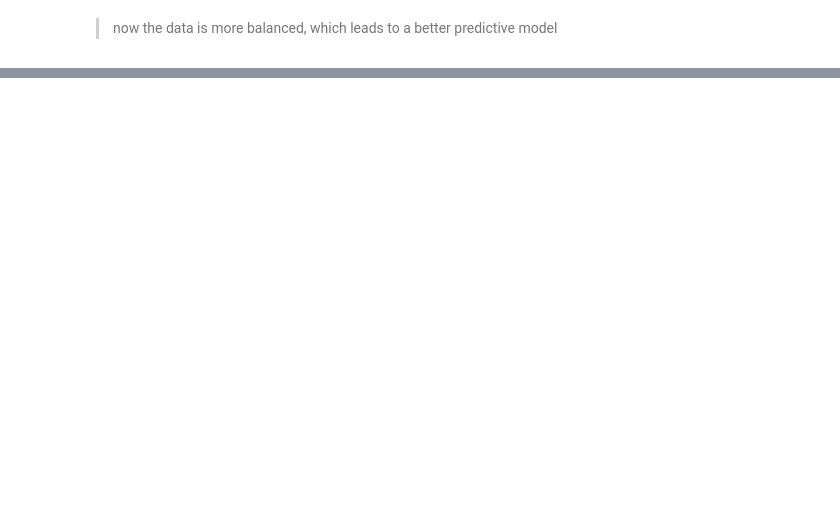
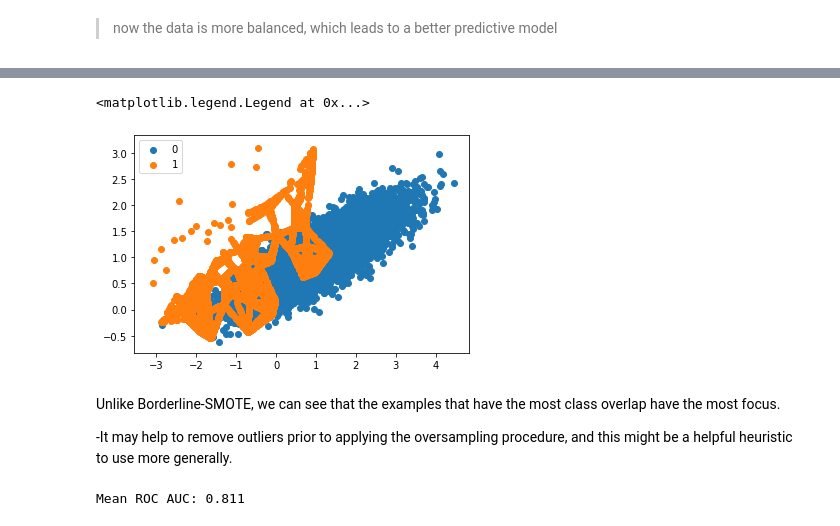
Before and after one commit to Markinger7/ML-Cookbook, a Jupyter notebook: Imbalanced_Classification.ipynb, the cells around one changed output, grey strips where cells are left out. Saved outputs shown, nothing was run; the diff lists cells and outputs as text; code cells hidden in the pictures; blank space fills up the shorter version.

```diff
--- a/Imbalanced_Classification.ipynb
+++ b/Imbalanced_Classification.ipynb
@@ -121,0 +304,25 @@ plt.show()
+# %%
+# creat new data which isn't transformed allready
+X, y = make_classification(n_samples=10000,
+                           n_features=2,
+                           n_redundant=0,
+                           n_clusters_per_class=1,
+                           weights=[0.99],
+                           flip_y=0,
+                           random_state=1)
+# %%
+oversample = ADASYN()
+X, y = oversample.fit_resample(X, y)
+# %%
+counter = Counter(y)
+for label, _ in counter.items():
+    row_ix = np.where(y == label)[0]
+    plt.scatter(X[row_ix, 0], X[row_ix, 1], label=str(label))
+plt.legend()
+# %% [output]
+<matplotlib.legend.Legend at 0x...>
+[figure, added]
+# %% [markdown]
+Unlike Borderline-SMOTE, we can see that the examples that have the most class overlap have the most focus.
+
+-It may help to remove outliers prior to applying the oversampling procedure, and this might be a helpful heuristic to use more generally.
@@ -121,0 +335,4 @@ plt.show()
+# %%
+print('Mean ROC AUC: %.3f' % np.mean(scores))
+# %% [output]
+Mean ROC AUC: 0.811
```
Also changed, not shown: parts of 39 cells of this notebook.
